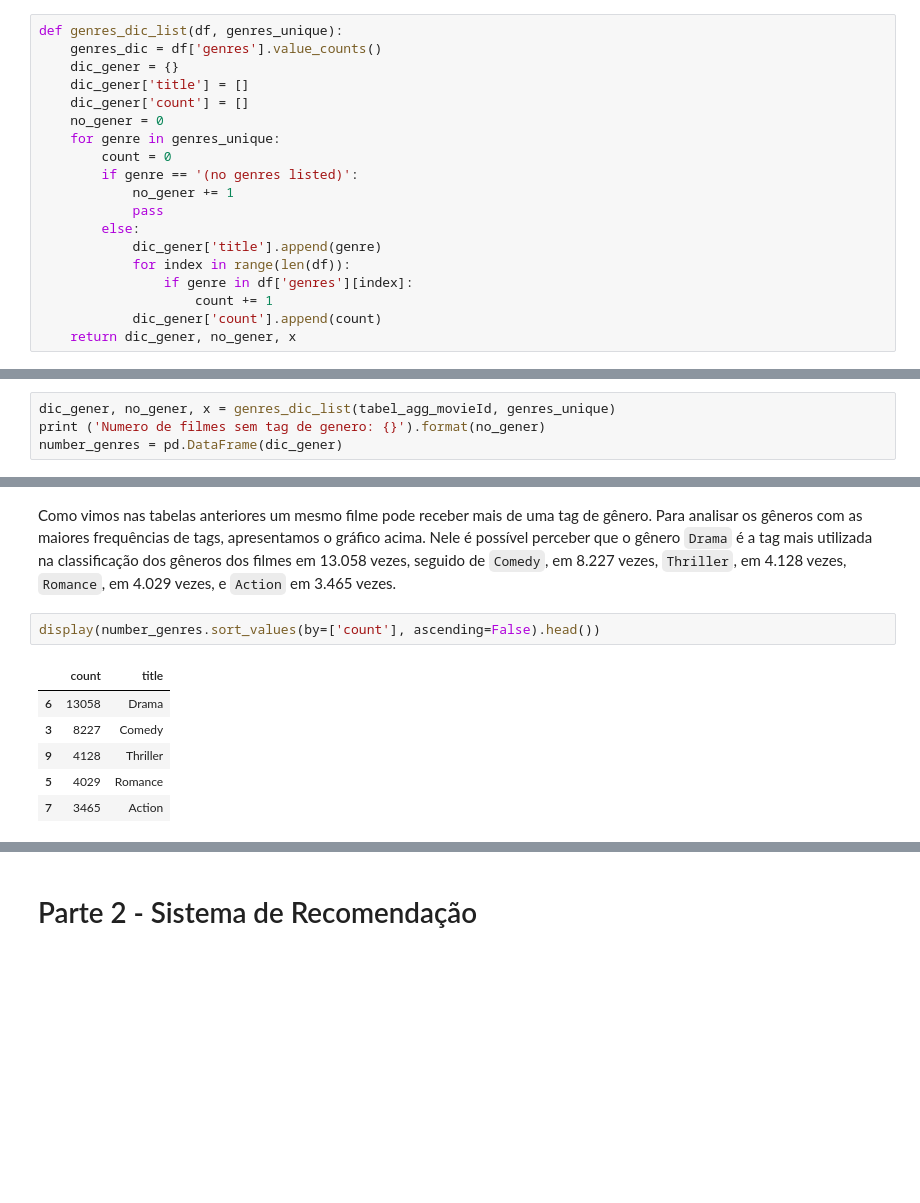
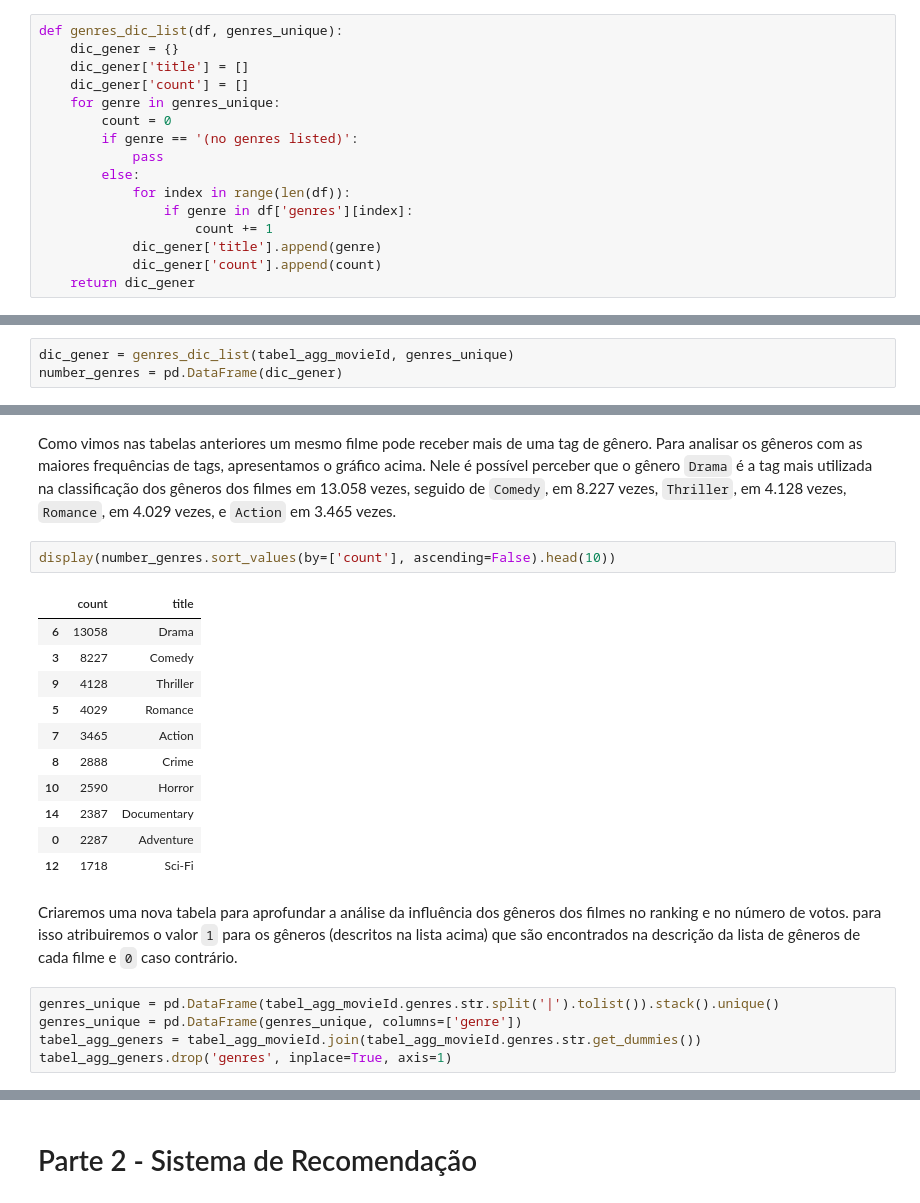
Before and after one commit to SamaraAlves/ProjetoElo7, a Jupyter notebook: Projeto ELO7.ipynb, the cells around one changed output, grey strips where cells are left out. Cells and saved outputs as stored; diff of their text form; blank space fills up the shorter version.

```diff
--- a/Projeto ELO7.ipynb
+++ b/Projeto ELO7.ipynb
@@ -346,19 +349,16 @@ Os filmes da base foram classificados nos gêneros:
 # %%
 def genres_dic_list(df, genres_unique):
-    genres_dic = df['genres'].value_counts()
     dic_gener = {}
     dic_gener['title'] = []
     dic_gener['count'] = []
-    no_gener = 0
     for genre in genres_unique:
         count = 0
         if genre == '(no genres listed)':
-            no_gener += 1
             pass
         else:
-            dic_gener['title'].append(genre)
             for index in range(len(df)):
                 if genre in df['genres'][index]:
                     count += 1
+            dic_gener['title'].append(genre)
             dic_gener['count'].append(count)
-    return dic_gener, no_gener, x
+    return dic_gener
@@ -365,4 +372,3 @@ def genres_dic_list(df, genres_unique):
 # %%
-dic_gener, no_gener, x = genres_dic_list(tabel_agg_movieId, genres_unique)
-print ('Numero de filmes sem tag de genero: {}').format(no_gener)
+dic_gener = genres_dic_list(tabel_agg_movieId, genres_unique)
 number_genres = pd.DataFrame(dic_gener)
@@ -381,11 +385,23 @@ fig.show()
 # %% [markdown]
 Como vimos nas tabelas anteriores um mesmo filme pode receber mais de uma tag de gênero. Para analisar os gêneros com as maiores frequências de tags, apresentamos o gráfico acima. Nele é possível perceber que o gênero `Drama` é a tag mais utilizada na classificação dos gêneros dos filmes em 13.058 vezes, seguido de `Comedy`, em 8.227 vezes, `Thriller`, em 4.128 vezes, `Romance`, em 4.029 vezes, e `Action` em 3.465 vezes.
 # %%
-display(number_genres.sort_values(by=['count'], ascending=False).head())
+display(number_genres.sort_values(by=['count'], ascending=False).head(10))
 # %% [output]
 |  | count | title |
 | 6 | 13058 | Drama |
 | 3 | 8227 | Comedy |
 | 9 | 4128 | Thriller |
 | 5 | 4029 | Romance |
 | 7 | 3465 | Action |
+| 8 | 2888 | Crime |
+| 10 | 2590 | Horror |
+| 14 | 2387 | Documentary |
+| 0 | 2287 | Adventure |
+| 12 | 1718 | Sci-Fi |
+# %% [markdown]
+Criaremos uma nova tabela para aprofundar a análise da influência dos gêneros dos filmes no ranking e no número de votos. para isso atribuiremos o valor `1` para os gêneros (descritos na lista acima) que são encontrados na descrição da lista de gêneros de cada filme e `0` caso contrário.
+# %%
+genres_unique = pd.DataFrame(tabel_agg_movieId.genres.str.split('|').tolist()).stack().unique()
+genres_unique = pd.DataFrame(genres_unique, columns=['genre'])
+tabel_agg_geners = tabel_agg_movieId.join(tabel_agg_movieId.genres.str.get_dummies())
+tabel_agg_geners.drop('genres', inplace=True, axis=1)
```
Also changed, not shown: parts of 52 cells of this notebook.
